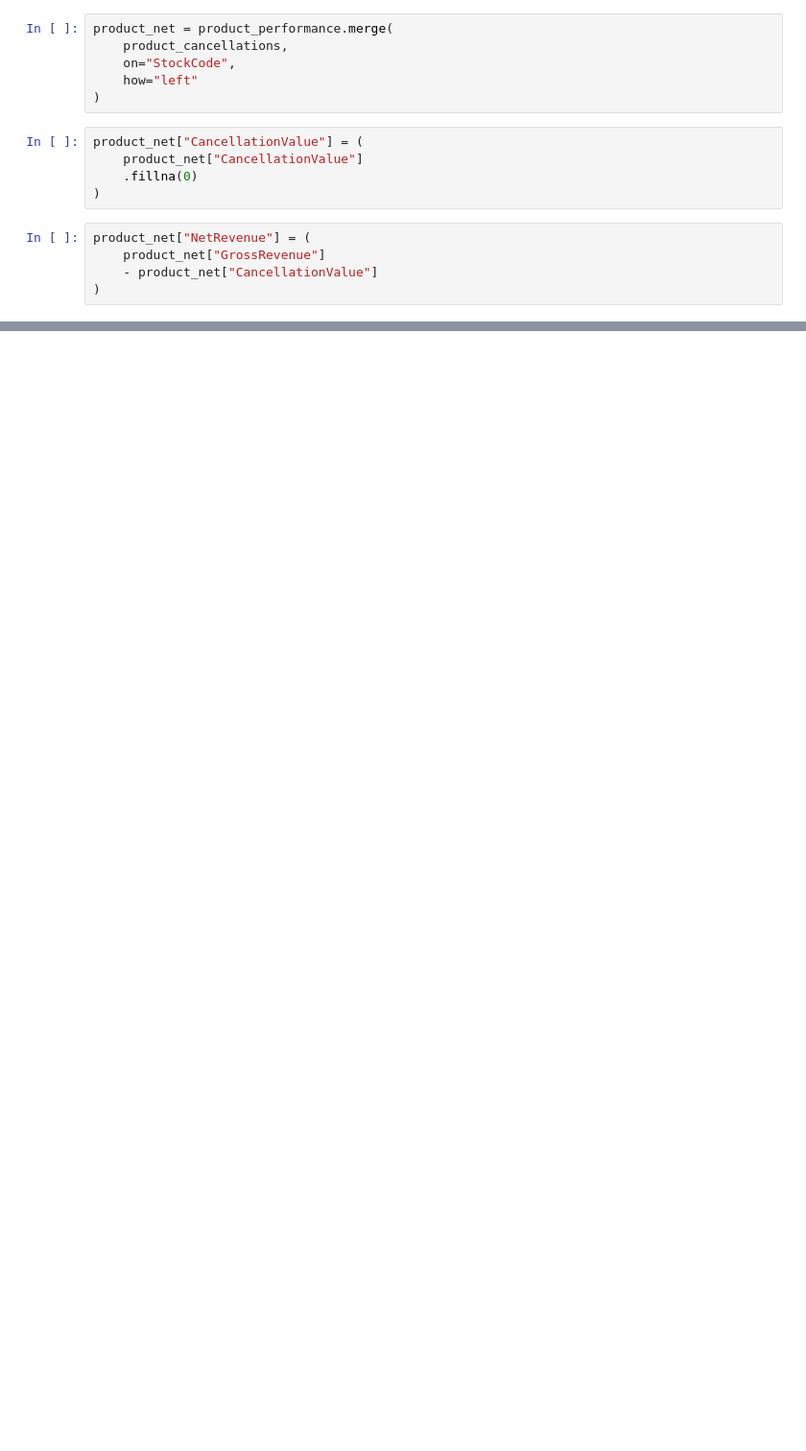
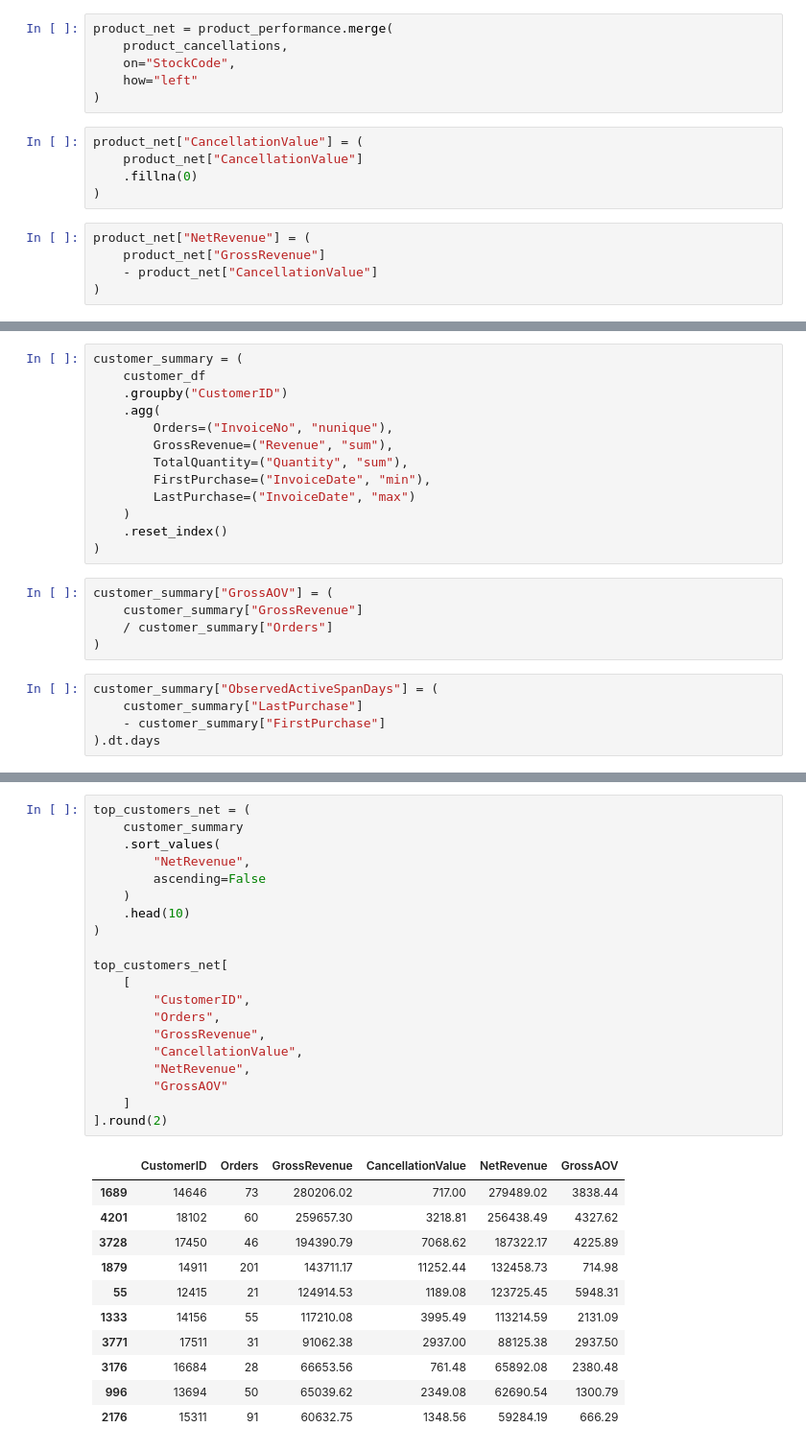
Before and after one commit to shokufa/ecommerce-sales-analysis, a Jupyter notebook: notebook/ecommerce_analysis.ipynb, the cells around one changed output, grey strips where cells are left out. Shown at 96% size. Drawn from its saved outputs; the diff is of its cells as text; blank space fills up the shorter version.

```diff
--- a/notebook/ecommerce_analysis.ipynb
+++ b/notebook/ecommerce_analysis.ipynb
@@ -867,0 +1318,23 @@ top10_share
+# %%
+customer_summary = (
+    customer_df
+    .groupby("CustomerID")
+    .agg(
+        Orders=("InvoiceNo", "nunique"),
+        GrossRevenue=("Revenue", "sum"),
+        TotalQuantity=("Quantity", "sum"),
+        FirstPurchase=("InvoiceDate", "min"),
+        LastPurchase=("InvoiceDate", "max")
+    )
+    .reset_index()
+)
+# %%
+customer_summary["GrossAOV"] = (
+    customer_summary["GrossRevenue"]
+    / customer_summary["Orders"]
+)
+# %%
+customer_summary["ObservedActiveSpanDays"] = (
+    customer_summary["LastPurchase"]
+    - customer_summary["FirstPurchase"]
+).dt.days
@@ -867,0 +1381,32 @@ top10_share
+# %%
+top_customers_net = (
+    customer_summary
+    .sort_values(
+        "NetRevenue",
+        ascending=False
+    )
+    .head(10)
+)
+
+top_customers_net[
+    [
+        "CustomerID",
+        "Orders",
+        "GrossRevenue",
+        "CancellationValue",
+        "NetRevenue",
+        "GrossAOV"
+    ]
+].round(2)
+# %% [output]
+|  | CustomerID | Orders | GrossRevenue | CancellationValue | NetRevenue | GrossAOV |
+| 1689 | 14646 | 73 | 280206.02 | 717.00 | 279489.02 | 3838.44 |
+| 4201 | 18102 | 60 | 259657.30 | 3218.81 | 256438.49 | 4327.62 |
+| 3728 | 17450 | 46 | 194390.79 | 7068.62 | 187322.17 | 4225.89 |
+| 1879 | 14911 | 201 | 143711.17 | 11252.44 | 132458.73 | 714.98 |
+| 55 | 12415 | 21 | 124914.53 | 1189.08 | 123725.45 | 5948.31 |
+| 1333 | 14156 | 55 | 117210.08 | 3995.49 | 113214.59 | 2131.09 |
+| 3771 | 17511 | 31 | 91062.38 | 2937.00 | 88125.38 | 2937.50 |
+| 3176 | 16684 | 28 | 66653.56 | 761.48 | 65892.08 | 2380.48 |
+| 996 | 13694 | 50 | 65039.62 | 2349.08 | 62690.54 | 1300.79 |
+| 2176 | 15311 | 91 | 60632.75 | 1348.56 | 59284.19 | 666.29 |
```
Also changed, not shown: parts of 129 cells of this notebook.
